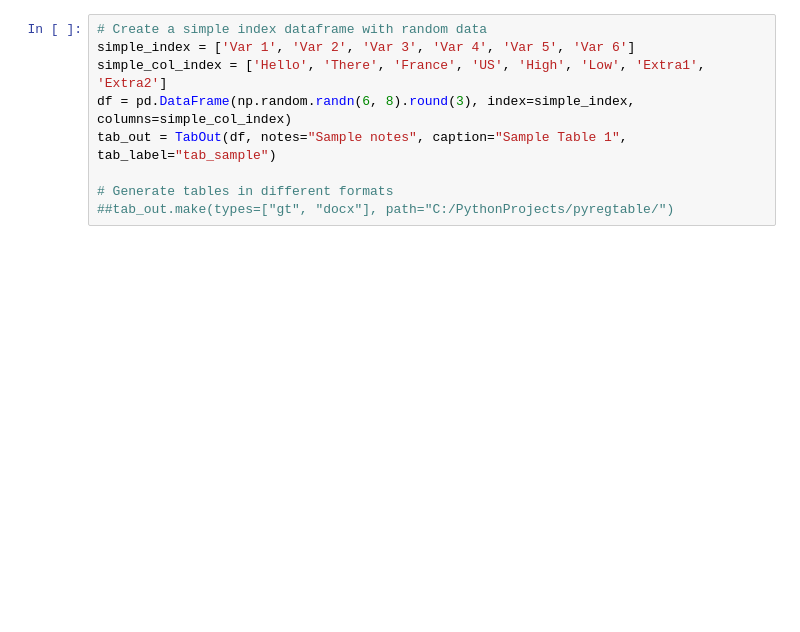
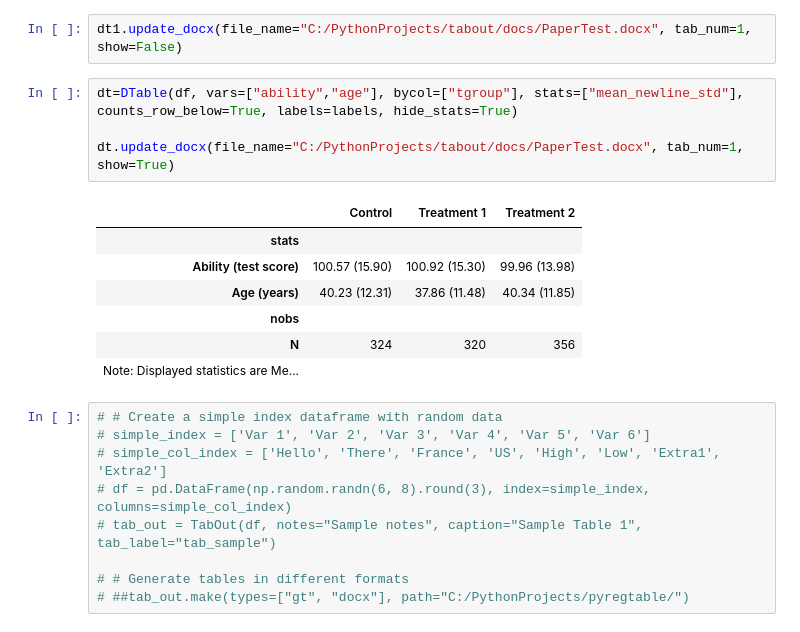
Before and after one commit to dsliwka/maketables, a Jupyter notebook: testWordtable.ipynb, the cells around one changed output. Saved outputs shown, nothing was run; the diff lists cells and outputs as text; blank space fills up the shorter version.

```diff
--- a/testWordtable.ipynb
+++ b/testWordtable.ipynb
@@ -57,9 +124,23 @@ tab.make()
+# %%
+dt1.update_docx(file_name="C:/PythonProjects/tabout/docs/PaperTest.docx", tab_num=1, show=False)
+# %%
+dt=DTable(df, vars=["ability","age"], bycol=["tgroup"], stats=["mean_newline_std"], counts_row_below=True, labels=labels, hide_stats=True)
+
+dt.update_docx(file_name="C:/PythonProjects/tabout/docs/PaperTest.docx", tab_num=1, show=True)
+# %% [output]
+|  | Control | Treatment 1 | Treatment 2 |
+| stats |  |  |  |
+| Ability (test score) | 100.57 (15.90) | 100.92 (15.30) | 99.96 (13.98) |
+| Age (years) | 40.23 (12.31) | 37.86 (11.48) | 40.34 (11.85) |
+| nobs |  |  |  |
+| N | 324 | 320 | 356 |
+| Note: Displayed statistics are Me... |  |  |  |
 # %%
-# Create a simple index dataframe with random data
-simple_index = ['Var 1', 'Var 2', 'Var 3', 'Var 4', 'Var 5', 'Var 6']
-simple_col_index = ['Hello', 'There', 'France', 'US', 'High', 'Low', 'Extra1', 'Extra2']
-df = pd.DataFrame(np.random.randn(6, 8).round(3), index=simple_index, columns=simple_col_index)
-tab_out = TabOut(df, notes="Sample notes", caption="Sample Table 1", tab_label="tab_sample")
+# # Create a simple index dataframe with random data
+# simple_index = ['Var 1', 'Var 2', 'Var 3', 'Var 4', 'Var 5', 'Var 6']
+# simple_col_index = ['Hello', 'There', 'France', 'US', 'High', 'Low', 'Extra1', 'Extra2']
+# df = pd.DataFrame(np.random.randn(6, 8).round(3), index=simple_index, columns=simple_col_index)
+# tab_out = TabOut(df, notes="Sample notes", caption="Sample Table 1", tab_label="tab_sample")
 
-# Generate tables in different formats
-##tab_out.make(types=["gt", "docx"], path="C:/PythonProjects/pyregtable/")
+# # Generate tables in different formats
+# ##tab_out.make(types=["gt", "docx"], path="C:/PythonProjects/pyregtable/")
```
Also changed, not shown: parts of 5 cells of this notebook, 26 other files.
